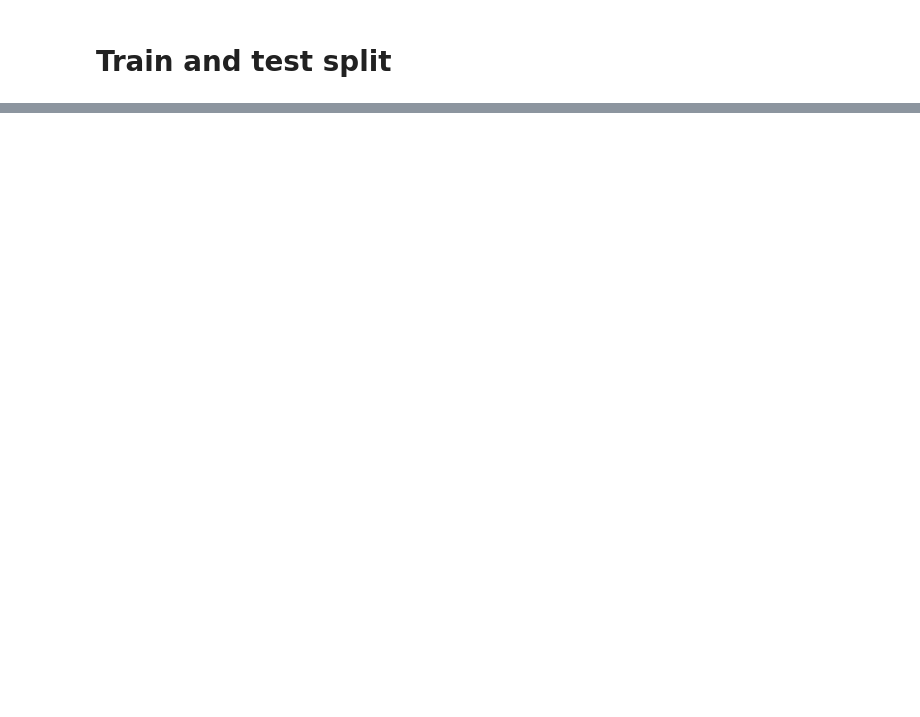
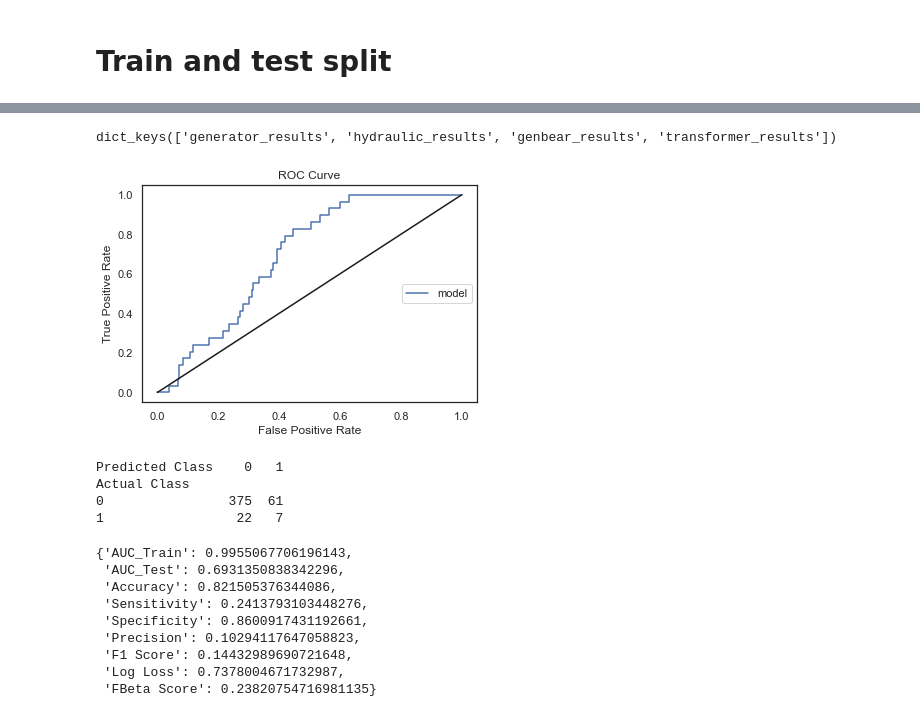
Before and after one commit to RicardoJPedro82/wmillfailprev, a Jupyter notebook: notebooks/Miguel_Data_prep_clean.ipynb, the cells around one changed output, grey strips where cells are left out. Saved outputs shown, nothing was run; the diff lists cells and outputs as text; code cells hidden in the pictures; blank space fills up the shorter version.

Commit message:
update notebook models

```diff
--- a/notebooks/Miguel_Data_prep_clean.ipynb
+++ b/notebooks/Miguel_Data_prep_clean.ipynb
@@ -237,0 +286,3 @@ Index(['Timestamp', 'Turbine_ID', 'Gen_RPM_Avg', 'Gen_RPM_Std',
+# %%
+for i in range(len(comp_df_list)):
+    print(comp_df_list[i].shape)
@@ -353,0 +448,14 @@ def bin_classify(model, clf, features,target, df_train, df_test ,params=None, sc
+# %%
+dict_mod={
+    'LogReg_60':'60_days',
+    'LogReg_30':'30_days',
+    'LogReg_10':'10_days',
+
+    'RF_60':'60_days',
+    'RF_30':'30_days',
+    'RF_10':'10_days',
+
+    'KNN_60':'60_days',
+    'KNN_30':'30_days',
+    'KNN_10':'10_days'
+        }
@@ -353,0 +506,17 @@ def bin_classify(model, clf, features,target, df_train, df_test ,params=None, sc
+# %%
+dict_df = {'generator_results':(df_train_generator,df_test_generator),
+           'hydraulic_results':(df_train_hydraulic, df_test_hydraulic),
+           'genbear_results':(df_train_gen_bear,df_test_gen_bear),
+           'transformer_results':(df_train_transformer,df_test_transformer),
+           'gearbox_results':(df_train_gearbox,df_test_gearbox)}
+# %%
+dict_results_by_component={}
+
+for   key,df_ in dict_df.items():
+
+    df_train=df_[0]
+    df_test=df_[1]
+    features=df_[0].drop(columns=['60_days', '30_days', '10_days', 'Date', 'Turbine_ID']).columns
+
+
+    dict_results_by_component[key]=pd.DataFrame(several_models_results())
@@ -353,0 +600,27 @@ def bin_classify(model, clf, features,target, df_train, df_test ,params=None, sc
+# %%
+dict_results_by_component.keys()
+# %% [output]
+dict_keys(['generator_results', 'hydraulic_results', 'genbear_results', 'transformer_results'])
+# %%
+
+roc_curve_plot(df_test[target], pred_LogReg_test['y_test_prob'])
+#roc_curve_plot(df_train[target], pred_LogReg_train['y_train_prob'])
+
+conf_matrix (df_test[target].values,  pred_LogReg_test['y_test_pred'])
+
+metrics (df_train[target], pred_LogReg_train['y_train_prob'], df_test[target], pred_LogReg_test['y_test_pred'], pred_LogReg_test['y_test_prob'])
+# %% [output]
+[figure, added]
+Predicted Class    0   1
+Actual Class
+0                375  61
+1                 22   7
+{'AUC_Train': 0.9955067706196143,
+ 'AUC_Test': 0.6931350838342296,
+ 'Accuracy': 0.821505376344086,
+ 'Sensitivity': 0.2413793103448276,
+ 'Specificity': 0.8600917431192661,
+ 'Precision': 0.10294117647058823,
+ 'F1 Score': 0.14432989690721648,
+ 'Log Loss': 0.7378004671732987,
+ 'FBeta Score': 0.23820754716981135}
```
Also changed, not shown: parts of 31 cells of this notebook.
